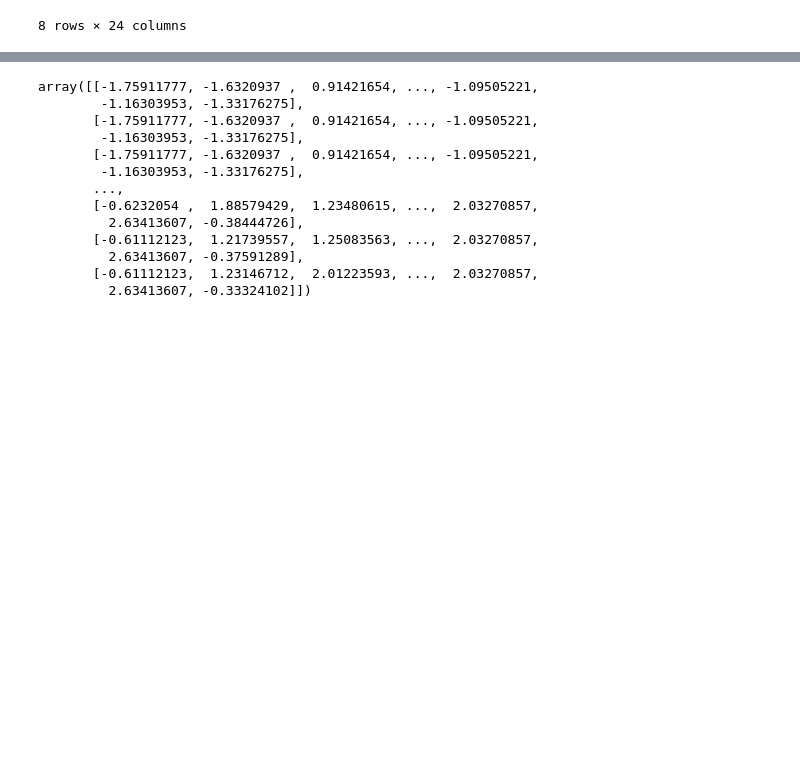
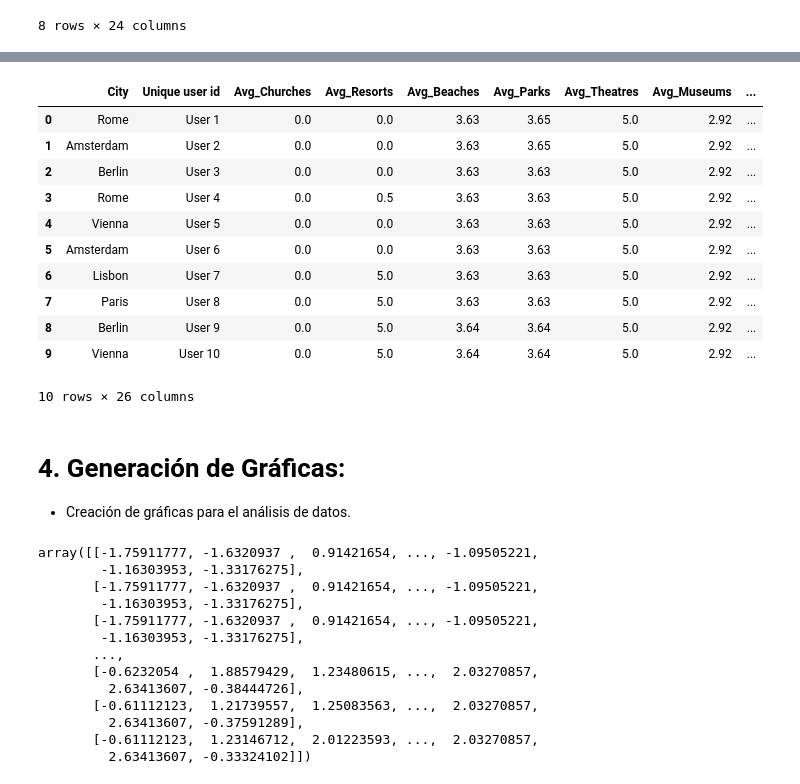
Before and after one commit to gabrielaaguiv5/ProjectI, a Jupyter notebook: notebooks/01_eda_overview.ipynb, the cells around one changed output, grey strips where cells are left out. Drawn from its saved outputs; the diff is of its cells as text; code cells hidden in the pictures; blank space fills up the shorter version.

```diff
--- a/notebooks/01_eda_overview.ipynb
+++ b/notebooks/01_eda_overview.ipynb
@@ -435,6 +395,27 @@ CNum.describe()
 
 city_list = ['London', 'Paris', 'Rome', 'Berlin', 'Barcelona', 'Amsterdam', 'Vienna', 'Prague', 'Madrid', 'Lisbon']
 datos['City'] = [random.choice(city_list) for _ in range(len(datos))]
+columnas = ['City'] + [col for col in datos.columns if col != 'City']
+datos = datos[columnas]
+# %%
+datos.head(10)
+# %% [output]
+|  | City | Unique user id | Avg_Churches | Avg_Resorts | Avg_Beaches | Avg_Parks | Avg_Theatres | Avg_Museums | ... |
+| 0 | Rome | User 1 | 0.0 | 0.0 | 3.63 | 3.65 | 5.0 | 2.92 | ... |
+| 1 | Amsterdam | User 2 | 0.0 | 0.0 | 3.63 | 3.65 | 5.0 | 2.92 | ... |
+| 2 | Berlin | User 3 | 0.0 | 0.0 | 3.63 | 3.63 | 5.0 | 2.92 | ... |
+| 3 | Rome | User 4 | 0.0 | 0.5 | 3.63 | 3.63 | 5.0 | 2.92 | ... |
+| 4 | Vienna | User 5 | 0.0 | 0.0 | 3.63 | 3.63 | 5.0 | 2.92 | ... |
+| 5 | Amsterdam | User 6 | 0.0 | 0.0 | 3.63 | 3.63 | 5.0 | 2.92 | ... |
+| 6 | Lisbon | User 7 | 0.0 | 5.0 | 3.63 | 3.63 | 5.0 | 2.92 | ... |
+| 7 | Paris | User 8 | 0.0 | 5.0 | 3.63 | 3.63 | 5.0 | 2.92 | ... |
+| 8 | Berlin | User 9 | 0.0 | 5.0 | 3.64 | 3.64 | 5.0 | 2.92 | ... |
+| 9 | Vienna | User 10 | 0.0 | 5.0 | 3.64 | 3.64 | 5.0 | 2.92 | ... |
+10 rows × 26 columns
+# %% [markdown]
+# **4. Generación de Gráficas:**
+
+*   Creación de gráficas para el análisis de datos.
 # %%
 # Normalizando datos
 
```
Also changed, not shown: parts of 5 cells of this notebook.
